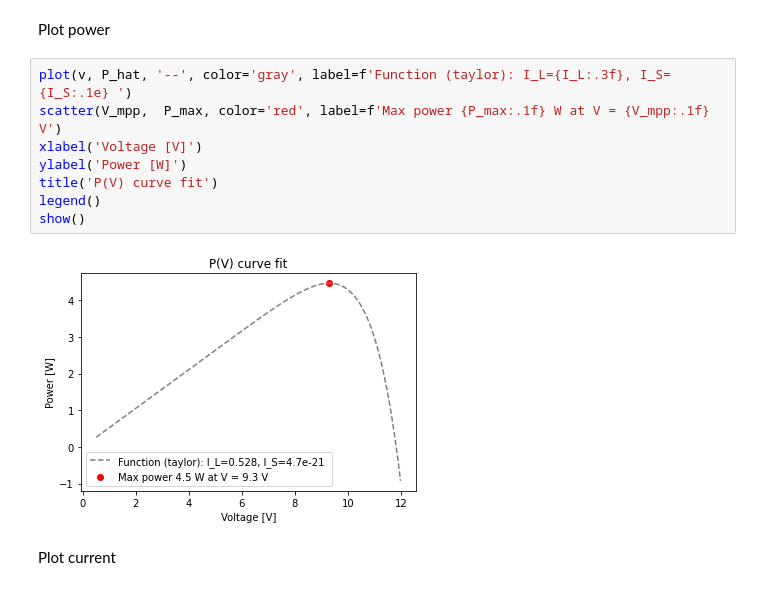
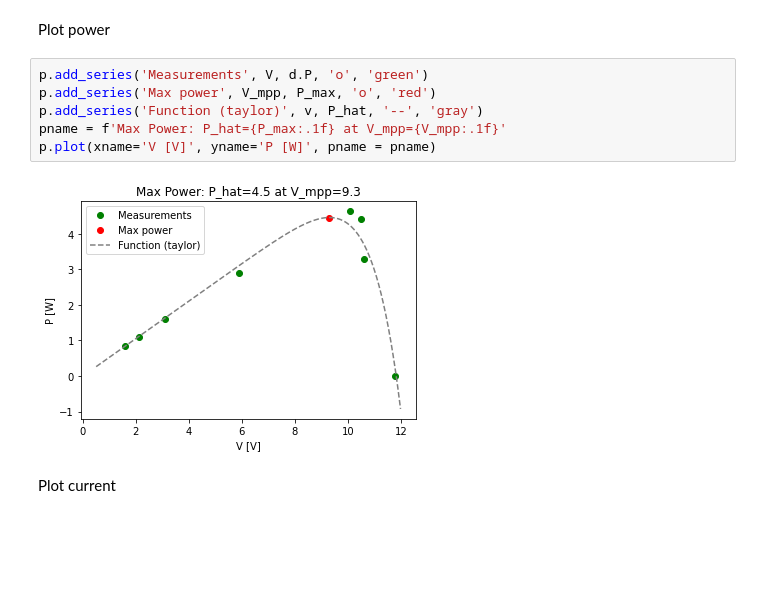
Before and after one commit to woodjmichael/PV-based-systems-lab, a Jupyter notebook: solar_cell_iv_curve_fit.ipynb, the cells around one changed output. Cells and saved outputs as stored; diff of their text form; blank space fills up the shorter version.

```diff
--- a/solar_cell_iv_curve_fit.ipynb
+++ b/solar_cell_iv_curve_fit.ipynb
@@ -286,15 +295,13 @@ P_max
 4.460581407337086
 # %% [markdown]
 Plot power
-# %%
-plot(v, P_hat, '--', color='gray', label=f'Function (taylor): I_L={I_L:.3f}, I_S={I_S:.1e} ')
-scatter(V_mpp,  P_max, color='red', label=f'Max power {P_max:.1f} W at V = {V_mpp:.1f} V')
-xlabel('Voltage [V]')
-ylabel('Power [W]')
-title('P(V) curve fit')
-legend()
-show()
-# %% [output]
-[figure, removed]
+# %%
+p.add_series('Measurements', V, d.P, 'o', 'green')
+p.add_series('Max power', V_mpp, P_max, 'o', 'red')
+p.add_series('Function (taylor)', v, P_hat, '--', 'gray')
+pname = f'Max Power: P_hat={P_max:.1f} at V_mpp={V_mpp:.1f}'
+p.plot(xname='V [V]', yname='P [W]', pname = pname)
+# %% [output]
+[figure, added]
 # %% [markdown]
 Plot current
```
Also changed, not shown: parts of 12 cells of this notebook.
